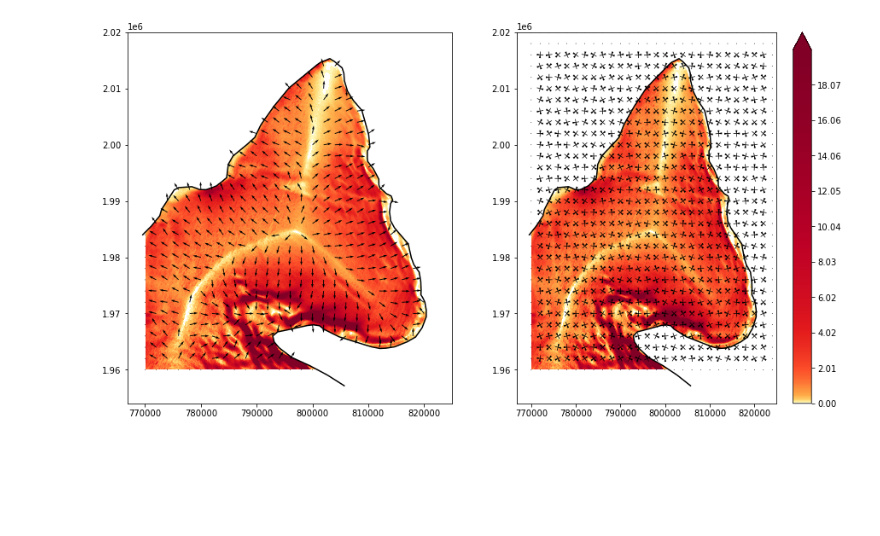
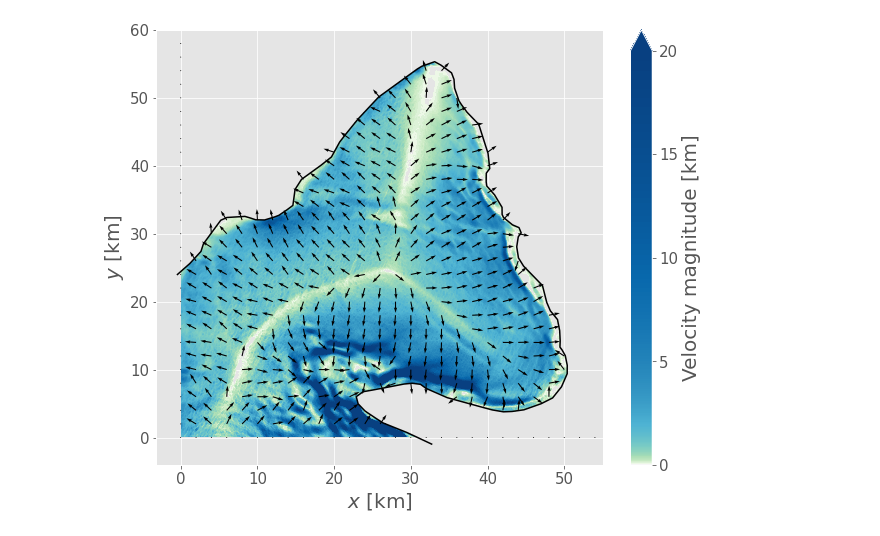
Before and after one commit to henryclara/Anisotropy_SIA, a Jupyter notebook: src/PlotData.ipynb, the cells around one changed output. Drawn from its saved outputs; the diff is of its cells as text; code cells hidden in the pictures; blank space fills up the shorter version.

Commit message:
Check point

```diff
--- a/src/PlotData.ipynb
+++ b/src/PlotData.ipynb
@@ -10,6 +10,8 @@ from shapely.geometry.polygon import Polygon
 from matplotlib import ticker, cm
 from numpy.linalg import eig
 import math as maths
+from matplotlib import style
+style.use('ggplot') or plt.style.use('ggplot')
 # %%
 # Read in bed, grounding line, ice surface and velocity data
 
@@ -26,7 +28,7 @@ data_surf = data_surf.reset_index()
 # %%
 # Reduce the grounding line file to only include relevant data points
 
-data_GL_reduced = data_GL.loc[56:141]
+data_GL_reduced = data_GL.loc[56:140]
 
 # Add an extra data point in the domain corner and create polygon
 
@@ -135,14 +174,3 @@ vel_mag = np.zeros_like(surf)
 for i in range(1, I-1):
     for j in range(1, J-1):
         vel_mag[i][j] = np.sqrt(vel_x[i][j]**2 + vel_y[i][j]**2)
-# %%
-# Remove data points outside of polygon
-
-for i in range(len(x)):
-    for j in range(len(y)):
-        boolean = poly.contains(Point(x[i], y[j]))
-        if boolean == False:
-            surf[j][i] = "nan"
-            vel_mag[j][i] = "nan"
-            vel_x[j][i] = "nan"
-            vel_y[j][i] = "nan"
@@ -155,21 +201,19 @@ for i in range(len(x)):
 vel_x_norm = np.divide(vel_x, vel_mag, out=np.zeros_like(vel_x), where=vel_mag!=0)
 vel_y_norm = np.divide(vel_y, vel_mag, out=np.zeros_like(vel_y), where=vel_mag!=0)
 # %%
-fig, ax = plt.subplots(1, 2, figsize=(15, 8))
-levels = np.linspace(0,20.04,500)
-CS = ax[0].contourf(grid_x, grid_y, vel_mag, levels=levels, cmap=plt.cm.YlOrRd, locator=ticker.LogLocator(), extend='max')
-CS = ax[1].contourf(grid_x, grid_y, vel_mag, levels=levels, cmap=plt.cm.YlOrRd, locator=ticker.LogLocator(), extend='max')
-#CS = ax.contourf(grid_x, grid_y, vel_mag, levels=levels, cmap=plt.cm.YlOrRd)
-#CS = ax.contourf(grid_x, grid_y, vel_mag, 100)
+fig, ax = plt.subplots(1, 1, figsize=(10, 8))
+levels1 = np.linspace(0,20,500)
+CS = ax.contourf(grid_x/1000-770, grid_y/1000-1960, vel_mag, levels=levels1, cmap=plt.cm.GnBu, locator=ticker.LogLocator(), extend='max')
 
-skip = (slice(None, None, 20), slice(None, None, 20))
-ax[0].quiver(grid_x[skip], grid_y[skip], vel_x_norm[skip], vel_y_norm[skip], scale=40)
-ax[1].quiver(grid_x[skip], grid_y[skip], v11[skip], v12[skip], scale=40, pivot='mid', headlength=0)
-ax[1].quiver(grid_x[skip], grid_y[skip], v21[skip], v22[skip], scale=40, pivot='mid', headlength=0)
-ax[0].plot(data_GL_reduced['X'], data_GL_reduced['Y'], color='black')
-ax[1].plot(data_GL_reduced['X'], data_GL_reduced['Y'], color='black')
-cbar = fig.colorbar(CS)
-
-# Check log plot?
+skip1 = (slice(None, None, 20), slice(None, None, 20))
+ax.quiver(grid_x[skip1]/1000-770, grid_y[skip1]/1000-1960, vel_x_norm[skip1], vel_y_norm[skip1], scale=40)
+ax.plot(data_GL_reduced['X']/1000-770, data_GL_reduced['Y']/1000-1960, color='black')
+ax.set_xlabel(r'$x$ [km]', size=20)
+ax.set_ylabel(r'$y$ [km]', size=20)
+ax.tick_params(axis='both', labelsize=15)
+cbar = fig.colorbar(CS, ticks=[0, 5, 10, 15, 20])
+cbar.set_label('Velocity magnitude [km]', size=20)
+cbar.ax.tick_params(labelsize=15)
+fig.savefig('HammarryggenVelocity.jpg', format='jpg', dpi=700, bbox_inches = "tight")
 # %% [output]
-[figure, old version]
+[figure, new version]
```
Also changed, not shown: parts of 11 cells of this notebook, 1 other file.
